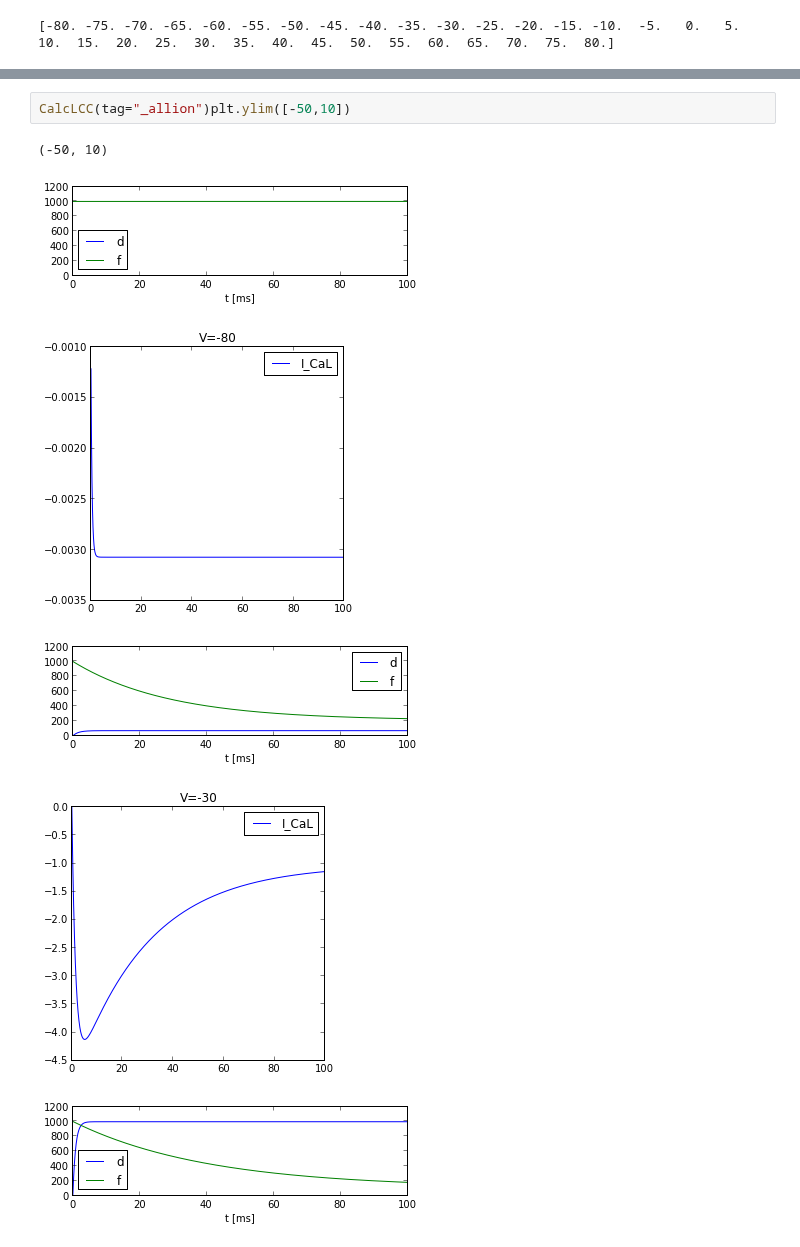
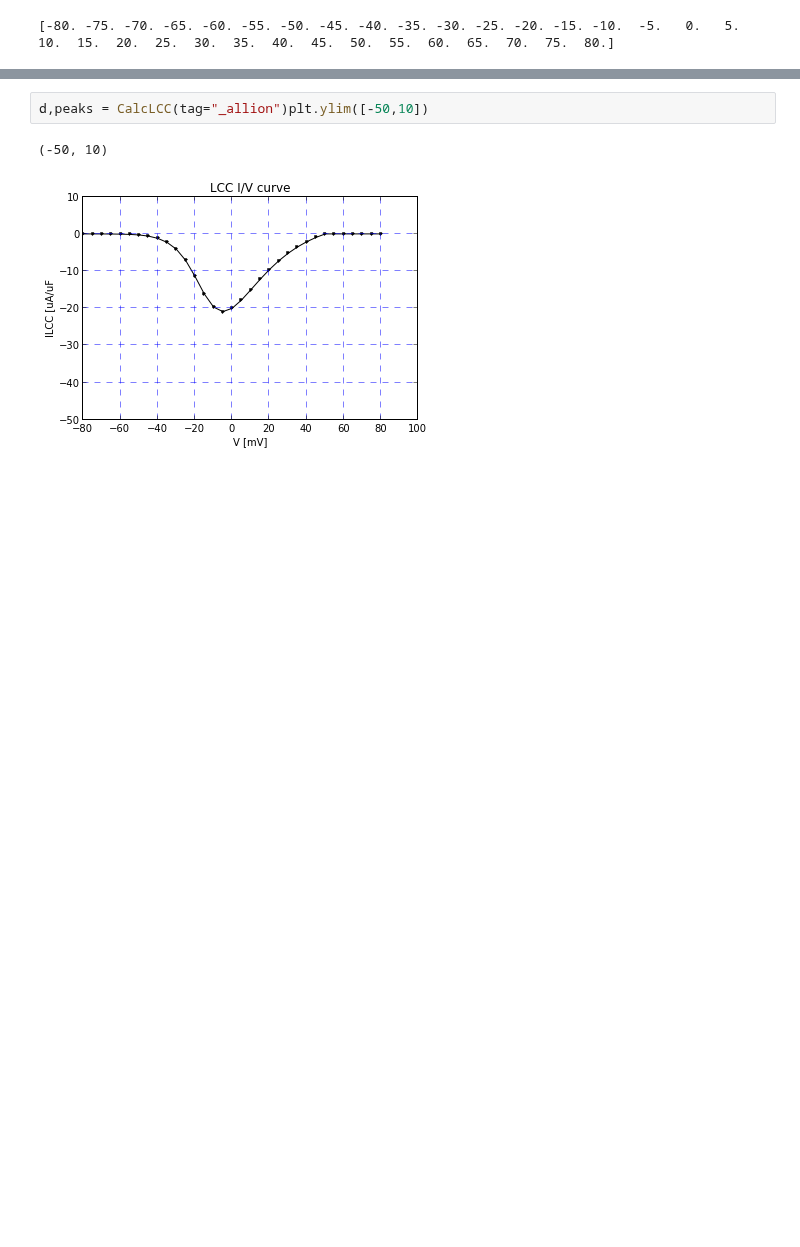
Before and after one commit to huskeypm/wholecell, a Jupyter notebook: LCC.ipynb, the cells around one changed output, grey strips where cells are left out. Drawn from its saved outputs; the diff is of its cells as text; blank space fills up the shorter version.

```diff
--- a/LCC.ipynb
+++ b/LCC.ipynb
@@ -11,9 +14,5 @@ from runner_LCC import *printRate = 5def CalcLCC(paramName=None,paramVal=0,tag="
 # %%
-CalcLCC(tag="_allion")plt.ylim([-50,10])
+d,peaks = CalcLCC(tag="_allion")plt.ylim([-50,10])
 # %% [output]
 (-50, 10)
-[figure, old version]
+[figure, new version]
-[figure, removed]
-[figure, removed]
-[figure, removed]
-[figure, removed]
```
Also changed, not shown: parts of 10 cells of this notebook, 3 other files.
